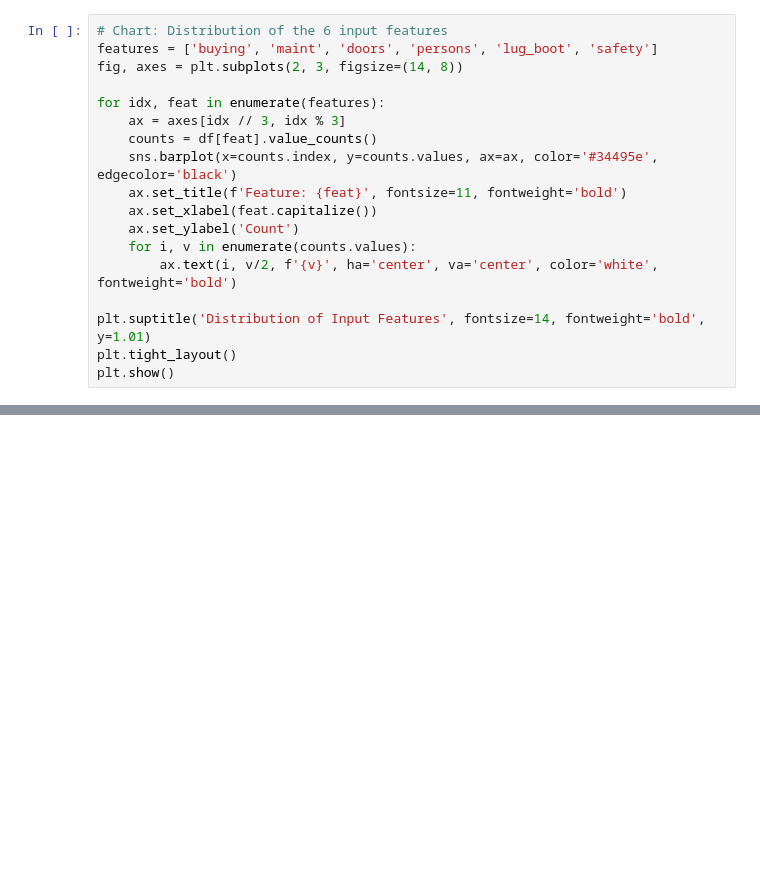
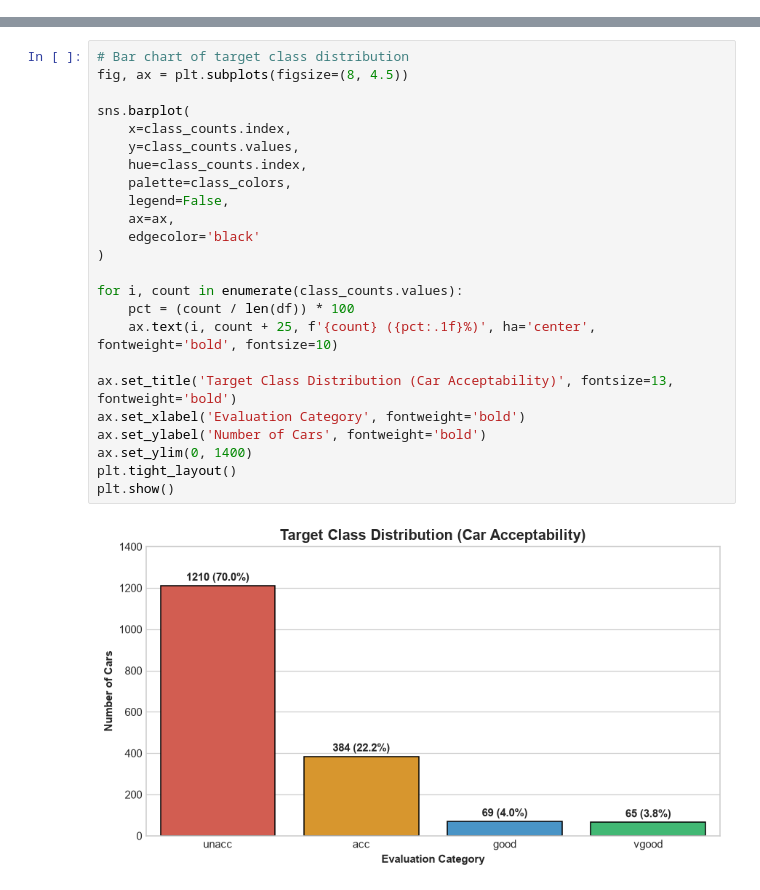
Before and after one commit to Parth-ux-arch/Eda-Data_analysis-Project, a Jupyter notebook: car_evaluation_eda.ipynb, the cells around one changed output, grey strips where cells are left out. Drawn from its saved outputs; the diff is of its cells as text; blank space fills up the shorter version.

Commit message:
Update notebook analysis and charts

```diff
--- a/car_evaluation_eda.ipynb
+++ b/car_evaluation_eda.ipynb
@@ -149,18 +0,0 @@ plt.show()
-# %%
-# Chart: Distribution of the 6 input features
-features = ['buying', 'maint', 'doors', 'persons', 'lug_boot', 'safety']
-fig, axes = plt.subplots(2, 3, figsize=(14, 8))
-
-for idx, feat in enumerate(features):
-    ax = axes[idx // 3, idx % 3]
-    counts = df[feat].value_counts()
-    sns.barplot(x=counts.index, y=counts.values, ax=ax, color='#34495e', edgecolor='black')
-    ax.set_title(f'Feature: {feat}', fontsize=11, fontweight='bold')
-    ax.set_xlabel(feat.capitalize())
-    ax.set_ylabel('Count')
-    for i, v in enumerate(counts.values):
-        ax.text(i, v/2, f'{v}', ha='center', va='center', color='white', fontweight='bold')
-
-plt.suptitle('Distribution of Input Features', fontsize=14, fontweight='bold', y=1.01)
-plt.tight_layout()
-plt.show()
@@ -317,0 +178,26 @@ Exploratory Data Analysis showed that car evaluation follows a simple step-by-st
+# %%
+# Bar chart of target class distribution
+fig, ax = plt.subplots(figsize=(8, 4.5))
+
+sns.barplot(
+    x=class_counts.index,
+    y=class_counts.values,
+    hue=class_counts.index,
+    palette=class_colors,
+    legend=False,
+    ax=ax,
+    edgecolor='black'
+)
+
+for i, count in enumerate(class_counts.values):
+    pct = (count / len(df)) * 100
+    ax.text(i, count + 25, f'{count} ({pct:.1f}%)', ha='center', fontweight='bold', fontsize=10)
+
+ax.set_title('Target Class Distribution (Car Acceptability)', fontsize=13, fontweight='bold')
+ax.set_xlabel('Evaluation Category', fontweight='bold')
+ax.set_ylabel('Number of Cars', fontweight='bold')
+ax.set_ylim(0, 1400)
+plt.tight_layout()
+plt.show()
+# %% [output]
+[figure, added]
```
Also changed, not shown: parts of 69 cells of this notebook, 2 other files.
